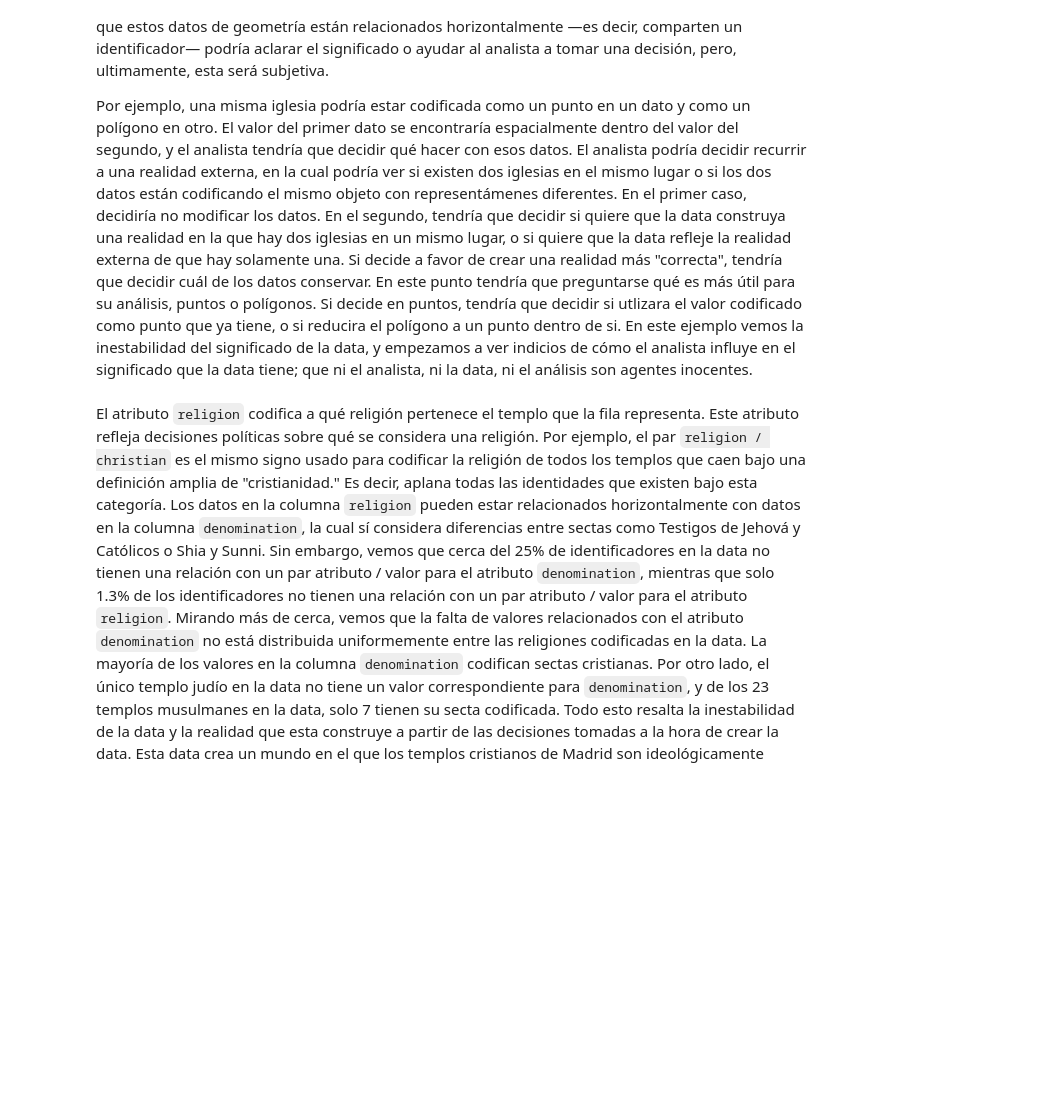
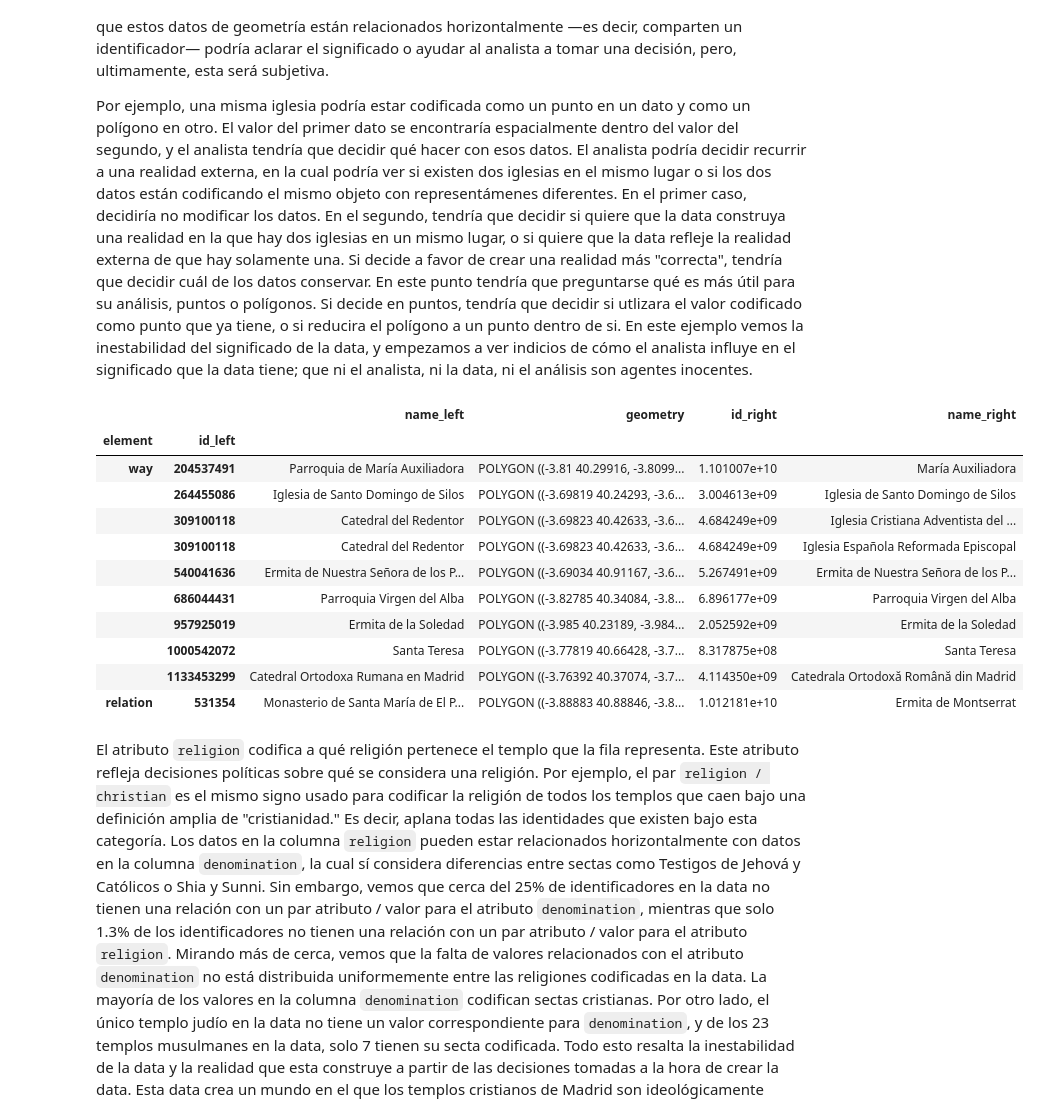
Before and after one commit to APapayaWarrior/madridAccessibility, a Jupyter notebook: Analysis/exploratorio/templos_osm.ipynb, the cells around one changed output. Cells and saved outputs as stored; diff of their text form; code cells hidden in the pictures; blank space fills up the shorter version.

Commit message:
finalizar analisis exploratorio templos

```diff
--- a/Analysis/exploratorio/templos_osm.ipynb
+++ b/Analysis/exploratorio/templos_osm.ipynb
@@ -354,4 +353,19 @@ Los dos atributos principales que le dan significado a esta data son los atribut
 El atributo `geometry` codifica la geometría de cada identificador, que puede ser como un Punto o un Polígono, en el sistema de referencias de coordenadas (CRS) EPSG:4326. Dentro de esta columna existe una relación entre datos que tienen valores idénticos, ya que podrían estar significando el mismo lugar o múltiples lugares que comparten un espacio físico. Similarmente, hay una relación dentro de la columna entre datos que tienen valores codificados como puntos y los que tienen valores codificados como polígonos, ya que un punto podría encontrarse dentro de uno o más polígonos. El analista tendrá que decidir cómo resolver estas relaciones, ya que su significado es ambiguo y cómo se resuelvan influye en qué realidad construye la data. Mirando a los datos con los que estos datos de geometría están relacionados horizontalmente —es decir, comparten un identificador— podría aclarar el significado o ayudar al analista a tomar una decisión, pero, ultimamente, esta será subjetiva.
 
 Por ejemplo, una misma iglesia podría estar codificada como un punto en un dato y como un polígono en otro. El valor del primer dato se encontraría espacialmente dentro del valor del segundo, y el analista tendría que decidir qué hacer con esos datos. El analista podría decidir recurrir a una realidad externa, en la cual podría ver si existen dos iglesias en el mismo lugar o si los dos datos están codificando el mismo objeto con representámenes diferentes. En el primer caso, decidiría no modificar los datos. En el segundo, tendría que decidir si quiere que la data construya una realidad en la que hay dos iglesias en un mismo lugar, o si quiere que la data refleje la realidad externa de que hay solamente una. Si decide a favor de crear una realidad más "correcta", tendría que decidir cuál de los datos conservar. En este punto tendría que preguntarse qué es más útil para su análisis, puntos o polígonos. Si decide en puntos, tendría que decidir si utlizara el valor codificado como punto que ya tiene, o si reducira el polígono a un punto dentro de si. En este ejemplo vemos la inestabilidad del significado de la data, y empezamos a ver indicios de cómo el analista influye en el significado que la data tiene; que ni el analista, ni la data, ni el análisis son agentes inocentes.
+# %%
+gdf_templosDesc.loc[['way', 'relation'], ['name', 'geometry']].sjoin(gdf_templosDesc.loc['node', ['name', 'geometry']], how='left', predicate='contains').dropna()
+# %% [output]
+|  |  | name_left | geometry | id_right | name_right |
+| element | id_left |  |  |  |  |
+| way | 204537491 | Parroquia de María Auxiliadora | POLYGON ((-3.81 40.29916, -3.8099... | 1.101007e+10 | María Auxiliadora |
+|  | 264455086 | Iglesia de Santo Domingo de Silos | POLYGON ((-3.69819 40.24293, -3.6... | 3.004613e+09 | Iglesia de Santo Domingo de Silos |
+|  | 309100118 | Catedral del Redentor | POLYGON ((-3.69823 40.42633, -3.6... | 4.684249e+09 | Iglesia Cristiana Adventista del ... |
+|  | 309100118 | Catedral del Redentor | POLYGON ((-3.69823 40.42633, -3.6... | 4.684249e+09 | Iglesia Española Reformada Episcopal |
+|  | 540041636 | Ermita de Nuestra Señora de los P... | POLYGON ((-3.69034 40.91167, -3.6... | 5.267491e+09 | Ermita de Nuestra Señora de los P... |
+|  | 686044431 | Parroquia Virgen del Alba | POLYGON ((-3.82785 40.34084, -3.8... | 6.896177e+09 | Parroquia Virgen del Alba |
+|  | 957925019 | Ermita de la Soledad | POLYGON ((-3.985 40.23189, -3.984... | 2.052592e+09 | Ermita de la Soledad |
+|  | 1000542072 | Santa Teresa | POLYGON ((-3.77819 40.66428, -3.7... | 8.317875e+08 | Santa Teresa |
+|  | 1133453299 | Catedral Ortodoxa Rumana en Madrid | POLYGON ((-3.76392 40.37074, -3.7... | 4.114350e+09 | Catedrala Ortodoxă Română din Madrid |
+| relation | 531354 | Monasterio de Santa María de El P... | POLYGON ((-3.88883 40.88846, -3.8... | 1.012181e+10 | Ermita de Montserrat |
 # %% [markdown]
```
Also changed, not shown: parts of 16 cells of this notebook, 5 other files.
